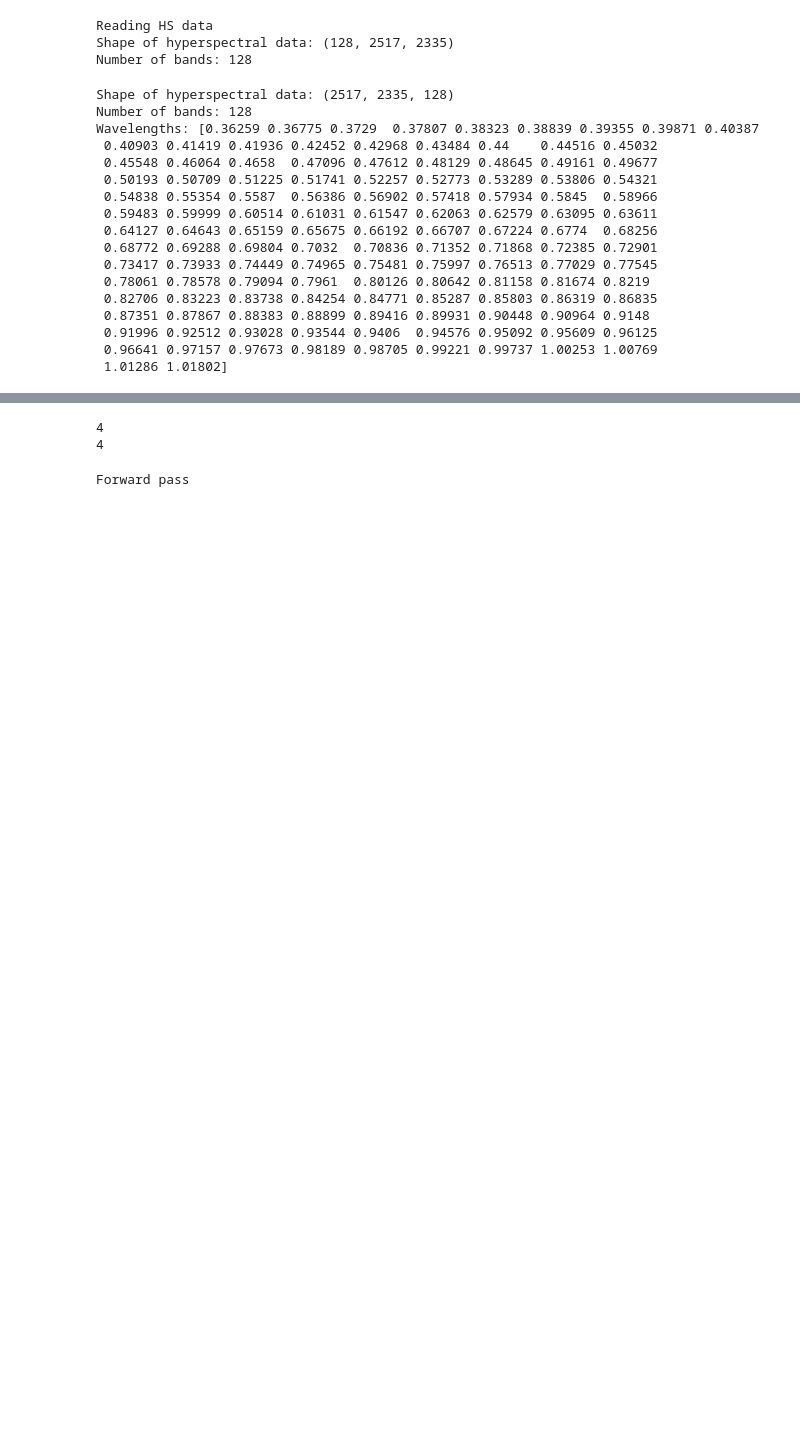
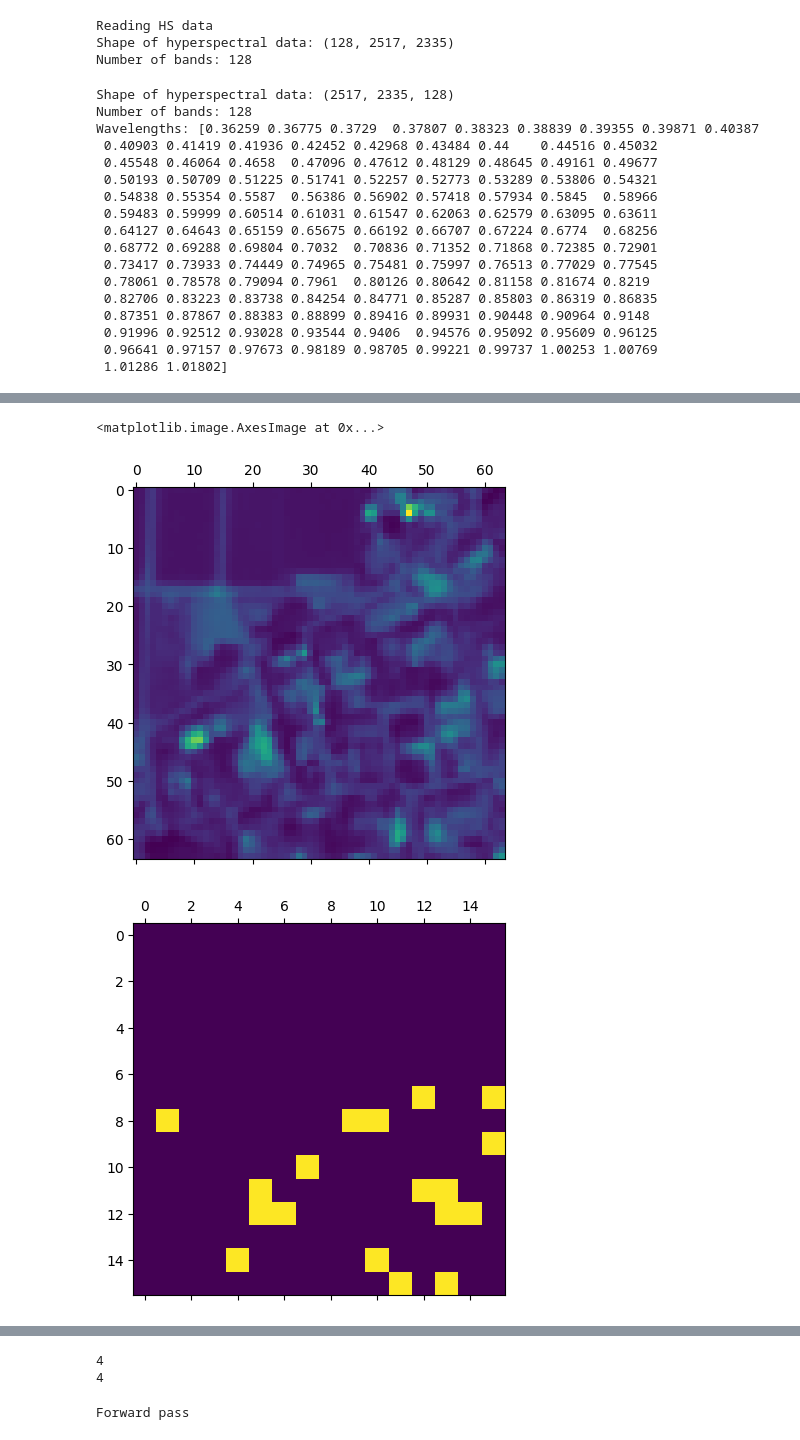
Before and after one commit to jtreguer/HSR-KAN, a Jupyter notebook: KAN_training.ipynb, the cells around one changed output, grey strips where cells are left out. Cells and saved outputs as stored; diff of their text form; code cells hidden in the pictures; blank space fills up the shorter version.

```diff
--- a/KAN_training.ipynb
+++ b/KAN_training.ipynb
@@ -98,0 +78,8 @@ tensor([[[ 105.,  319.,  454.,  ..., 1324., 1261., 1310.],
+# %%
+img1 = chikusei_data[10][2].reshape((64,64,4))[:,:,0]
+lr1 = chikusei_data[10][1].reshape((16,16,128))[:,:,0]
+gt1 = chikusei_data[12][0][45]
+print(np.max(img1.numpy()))
+print(np.max(gt1.numpy()))
+print(np.max(lr1.numpy()))
+gt1, img1, lr1
@@ -98,0 +107,8 @@ tensor([[[ 105.,  319.,  454.,  ..., 1324., 1261., 1310.],
+# %%
+plt.matshow(img1)
+plt.matshow(lr1)
+plt.matshow(gt1)
+# %% [output]
+<matplotlib.image.AxesImage at 0x...>
+[figure, added]
+[figure, added]
```
Also changed, not shown: parts of 13 cells of this notebook, 11 other files.
